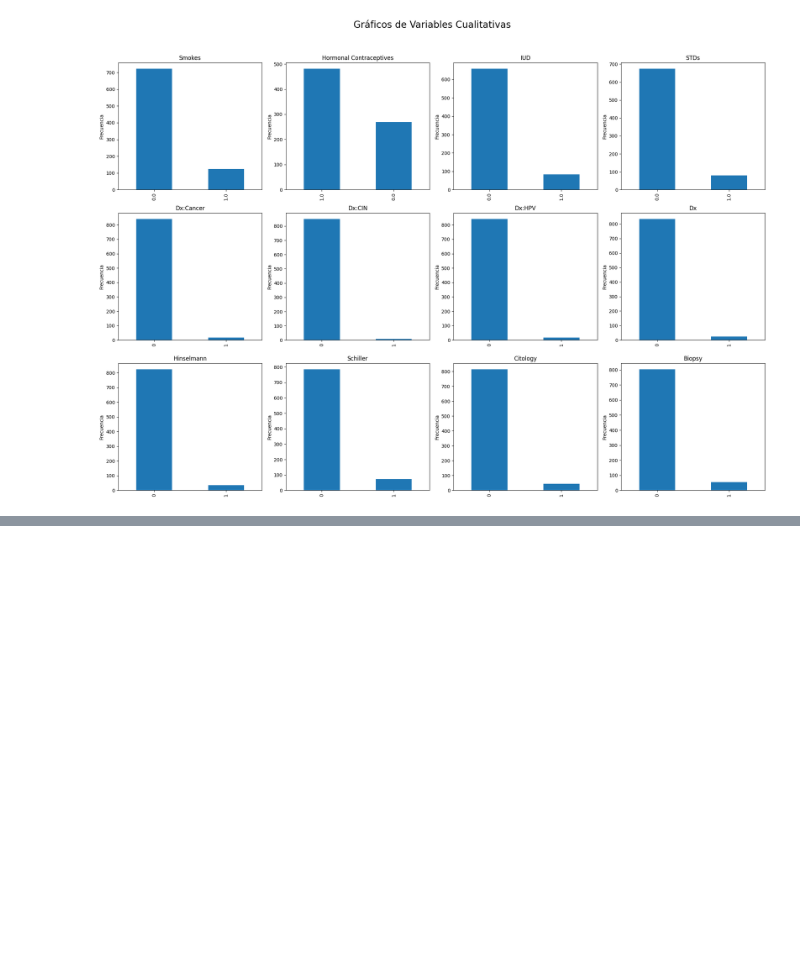
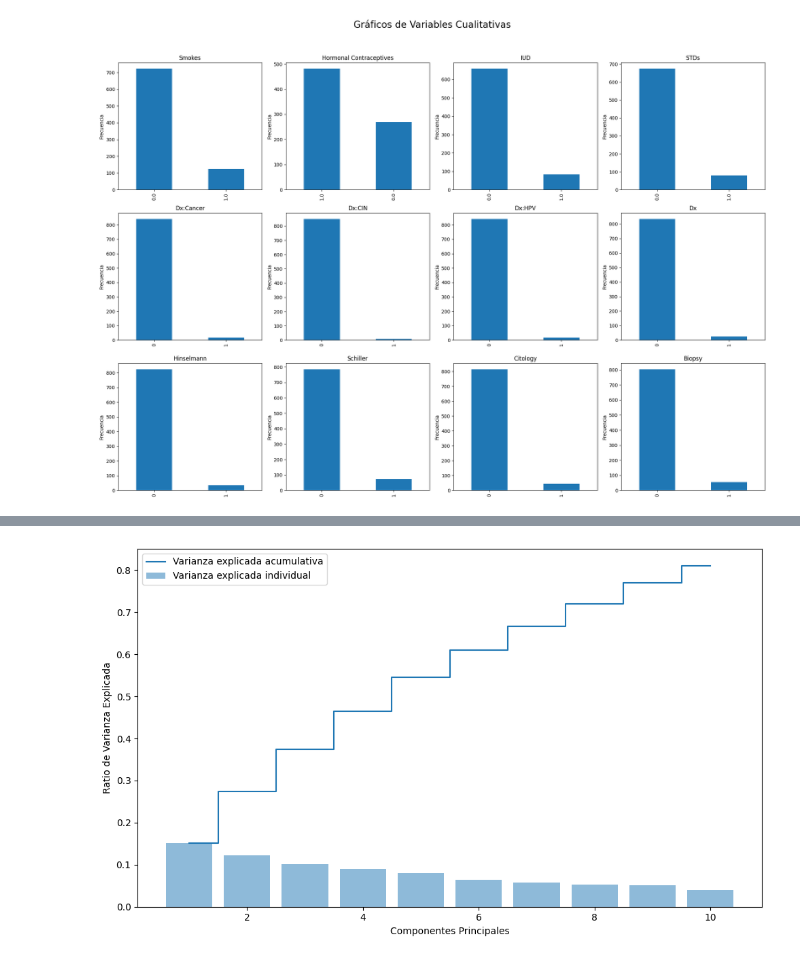
Before and after one commit to AGM54/DATASCIENCE, a Jupyter notebook: codigo.ipynb, the cells around one changed output, grey strips where cells are left out. Cells and saved outputs as stored; diff of their text form; code cells hidden in the pictures; blank space fills up the shorter version.

```diff
--- a/codigo.ipynb
+++ b/codigo.ipynb
@@ -448,0 +495,19 @@ plt.show()
+# %%
+# Umbral para eliminar variables con muchos valores faltantes
+threshold = 40
+
+# Eliminar variables con muchos valores faltantes
+variables_a_eliminar = missing_data[missing_data['Porcentaje'] > threshold].index
+data_cleaned = data.drop(columns=variables_a_eliminar)
+
+# Imputación de valores faltantes en variables restantes
+for col in data_cleaned.columns:
+    if data_cleaned[col].dtype == 'object':
+        # Variables categóricas: rellenar con la moda
+        data_cleaned[col].fillna(data_cleaned[col].mode()[0], inplace=True)
+    else:
+        # Variables numéricas: rellenar con la mediana
+        data_cleaned[col].fillna(data_cleaned[col].median(), inplace=True)
+
+# Verificar valores faltantes después de la limpieza
+print(data_cleaned.isnull().sum())
@@ -448,0 +534,66 @@ plt.show()
+# %%
+import pandas as pd
+import matplotlib.pyplot as plt
+import seaborn as sns
+import numpy as np
+from sklearn.preprocessing import OneHotEncoder
+from sklearn.decomposition import PCA
+from sklearn.preprocessing import StandardScaler
+
+
+data = data.replace('?', pd.NA)
+for col in data.columns:
+    if data[col].dtype == 'object':
+        data[col] = pd.to_numeric(data[col], errors='coerce')
+
+qualitative_vars = [
+    'Smokes', 'Hormonal Contraceptives', 'IUD', 'STDs', 'Dx:Cancer', 'Dx:CIN',
+    'Dx:HPV', 'Dx', 'Hinselmann', 'Schiller', 'Citology', 'Biopsy'
+]
+
+quantitative_vars = [
+    'Age', 'Smokes (years)', 'Smokes (packs/year)', 'Hormonal Contraceptives (years)',
+    'IUD (years)', 'STDs: Time since first diagnosis', 'STDs: Time since last diagnosis',
+    'Number of sexual partners', 'First sexual intercourse', 'Num of pregnancies',
+    'STDs (number)', 'STDs: Number of diagnosis'
+]
+
+
+for col in data.columns:
+    if data[col].dtype == 'object':
+        data[col].fillna(data[col].mode()[0], inplace=True)
+    else:
+        data[col].fillna(data[col].median(), inplace=True)
+
+# Transformación One-Hot Encoding de variables categóricas
+encoder = OneHotEncoder(sparse_output=False, drop='first')
+encoded_qualitative = encoder.fit_transform(data[qualitative_vars])
+
+# Crear DataFrame con variables codificadas
+encoded_qualitative_df = pd.DataFrame(encoded_qualitative, columns=encoder.get_feature_names_out(qualitative_vars))
+
+# Concatenar variables cuantitativas y categóricas codificadas
+data_for_pca = pd.concat([data[quantitative_vars], encoded_qualitative_df], axis=1)
+
+# Normalizar los datos antes de aplicar PCA
+scaler = StandardScaler()
+data_for_pca_scaled = scaler.fit_transform(data_for_pca)
+
+# Aplicar PCA
+pca = PCA(n_components=10)
+principal_components = pca.fit_transform(data_for_pca_scaled)
+
+# Crear DataFrame con los componentes principales
+pca_df = pd.DataFrame(data=principal_components, columns=[f'PC{i+1}' for i in range(10)])
+
+# Visualizar la varianza explicada por cada componente principal
+plt.figure(figsize=(10, 6))
+plt.bar(range(1, 11), pca.explained_variance_ratio_, alpha=0.5, align='center', label='Varianza explicada individual')
+plt.step(range(1, 11), np.cumsum(pca.explained_variance_ratio_), where='mid', label='Varianza explicada acumulativa')
+plt.ylabel('Ratio de Varianza Explicada')
+plt.xlabel('Componentes Principales')
+plt.legend(loc='best')
+plt.tight_layout()
+plt.show()
+# %% [output]
+[figure, added]
```
Also changed, not shown: parts of 3 cells of this notebook.
